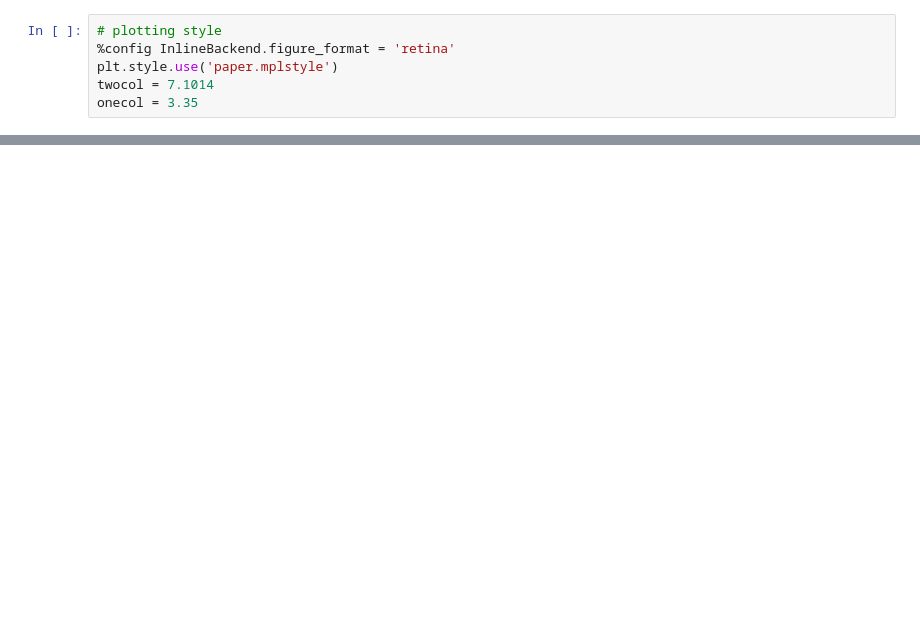
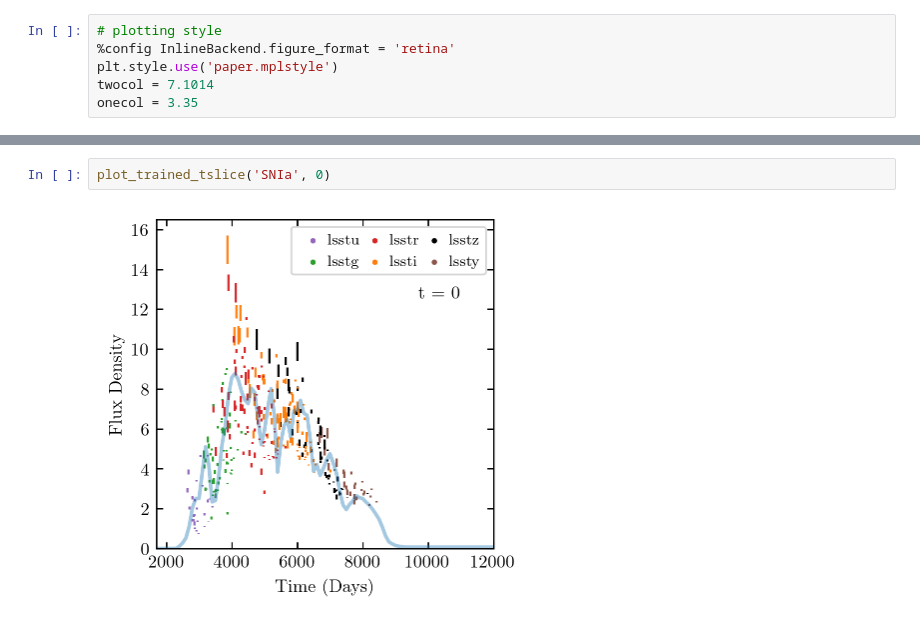
Before and after one commit to jfcrenshaw/sn_lightcurve_learning, a Jupyter notebook: basic_plasticc_learning.ipynb, the cells around one changed output, grey strips where cells are left out. Saved outputs shown, nothing was run; the diff lists cells and outputs as text; blank space fills up the shorter version.

```diff
--- a/basic_plasticc_learning.ipynb
+++ b/basic_plasticc_learning.ipynb
@@ -123,0 +182,4 @@ ax.set_ylim(0, 16)
+# %%
+plot_trained_tslice('SNIa', 0)
+# %% [output]
+[figure, added]
```
Also changed, not shown: parts of 32 cells of this notebook, 1 other file.
